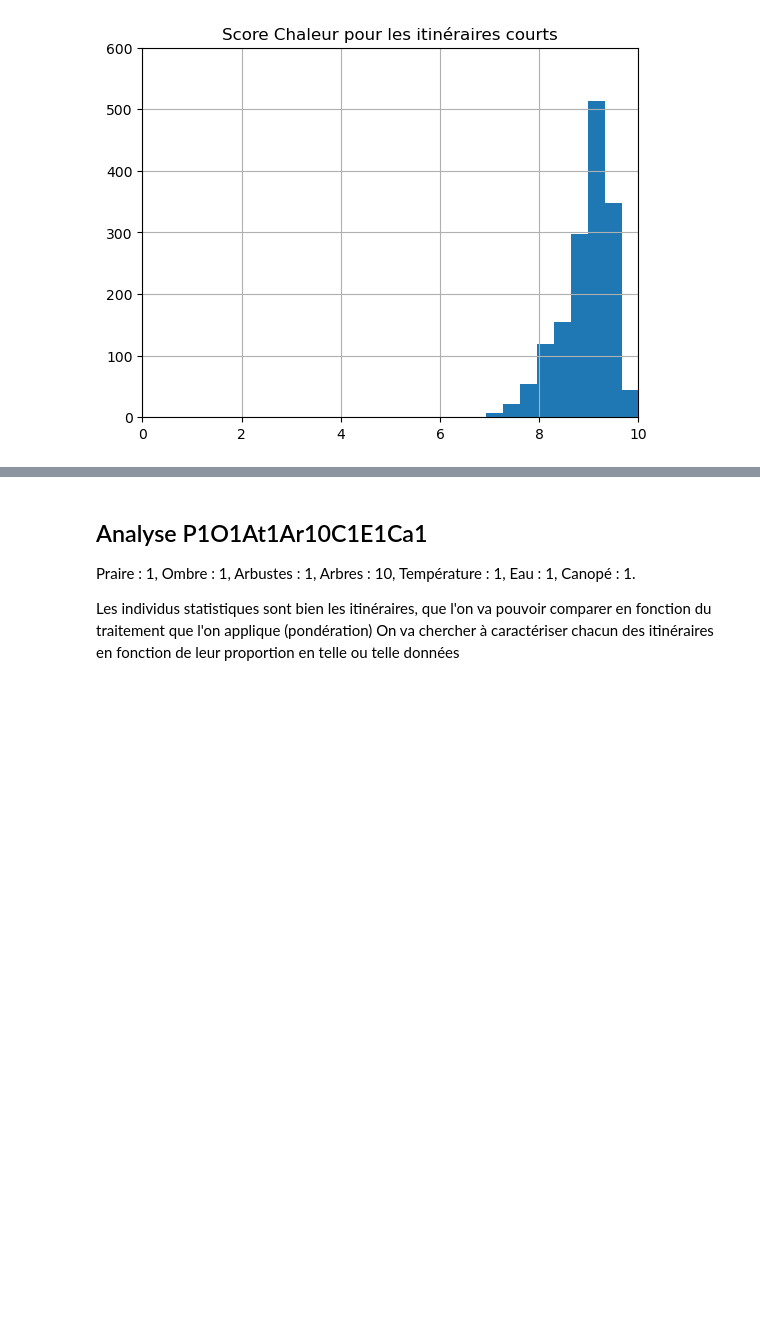
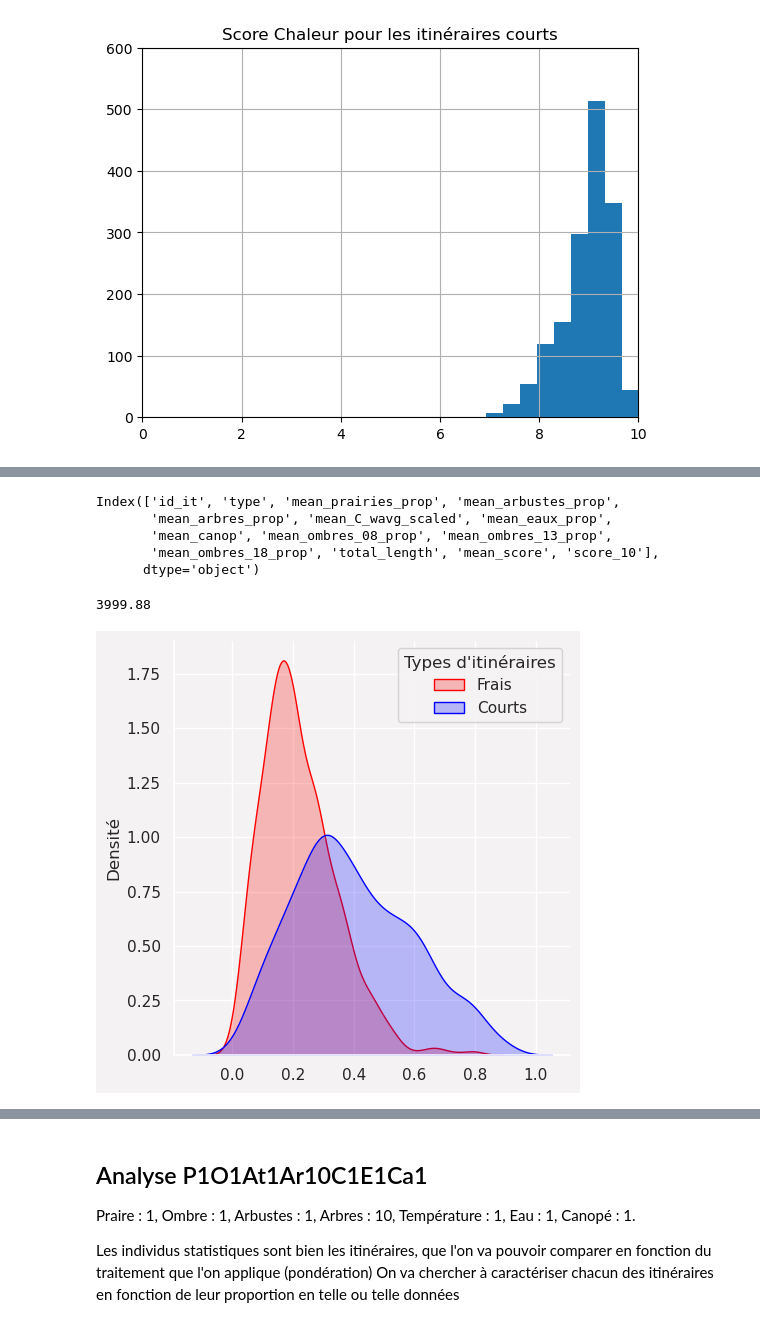
Before and after one commit to datagora-erasme/itineraire_fraicheur, a Jupyter notebook: backend/score_calculation_it/score_analyse_pipeline.ipynb, the cells around one changed output, grey strips where cells are left out. Cells and saved outputs as stored; diff of their text form; code cells hidden in the pictures; blank space fills up the shorter version.

Commit message:
continue anaalyse : student test on arbres for len and if with the initial weight

```diff
--- a/backend/score_calculation_it/score_analyse_pipeline.ipynb
+++ b/backend/score_calculation_it/score_analyse_pipeline.ipynb
@@ -619,0 +627,28 @@ plt.show()
+# %%
+data_set_prop_csv_P0_01O0_01At0_01Ar10C0_01E0_01Ca0_01 = pd.read_csv("./output_data/analyse/P0_01O0_01At0_01Ar10C0_01E0_01Ca0_01/mean_value_by_itP0_01O0_01At0_01Ar10C0_01E0_01Ca0_01.csv")
+# %%
+print(data_set_prop_csv_P0_01O0_01At0_01Ar10C0_01E0_01Ca0_01.columns)
+# %% [output]
+Index(['id_it', 'type', 'mean_prairies_prop', 'mean_arbustes_prop',
+       'mean_arbres_prop', 'mean_C_wavg_scaled', 'mean_eaux_prop',
+       'mean_canop', 'mean_ombres_08_prop', 'mean_ombres_13_prop',
+       'mean_ombres_18_prop', 'total_length', 'mean_score', 'score_10'],
+      dtype='object')
+# %%
+np.max(data_set_prop_csv_P0_01O0_01At0_01Ar10C0_01E0_01Ca0_01[data_set_prop_csv_P0_01O0_01At0_01Ar10C0_01E0_01Ca0_01["type"] == "LEN"]["total_length"])
+# %% [output]
+3999.88
+# %%
+arbres = data_set_prop_csv_P0_01O0_01At0_01Ar10C0_01E0_01Ca0_01["mean_arbres_prop"]
+sns.set(rc={'axes.facecolor':'#f4f2f2', 'figure.facecolor':'#f4f2f2'})
+colour_palette = {"IF": "blue", "LEN": "red"}
+legend = {"IF": "Frais", "LEN": "Courts"}
+sns.displot(data_set_prop_csv_P0_01O0_01At0_01Ar10C0_01E0_01Ca0_01, x="mean_arbres_prop", kind="kde", hue="type", fill=True, legend=False, palette=colour_palette)
+
+plt.ylabel("Densité")
+plt.xlabel("")
+
+plt.legend(title="Types d'itinéraires", labels=legend.values())
+plt.show()
+# %% [output]
+[figure, added]
```
Also changed, not shown: parts of 17 cells of this notebook, 6 other files.
